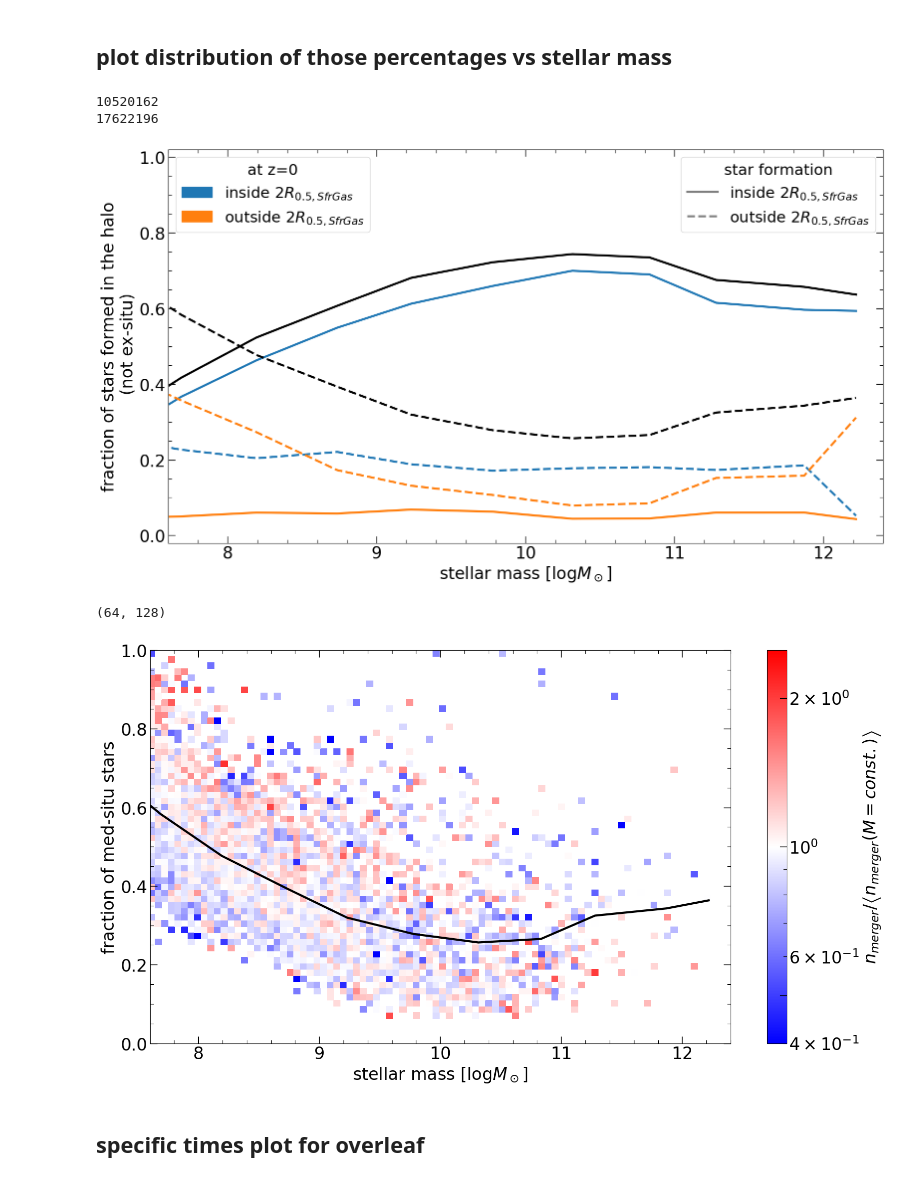
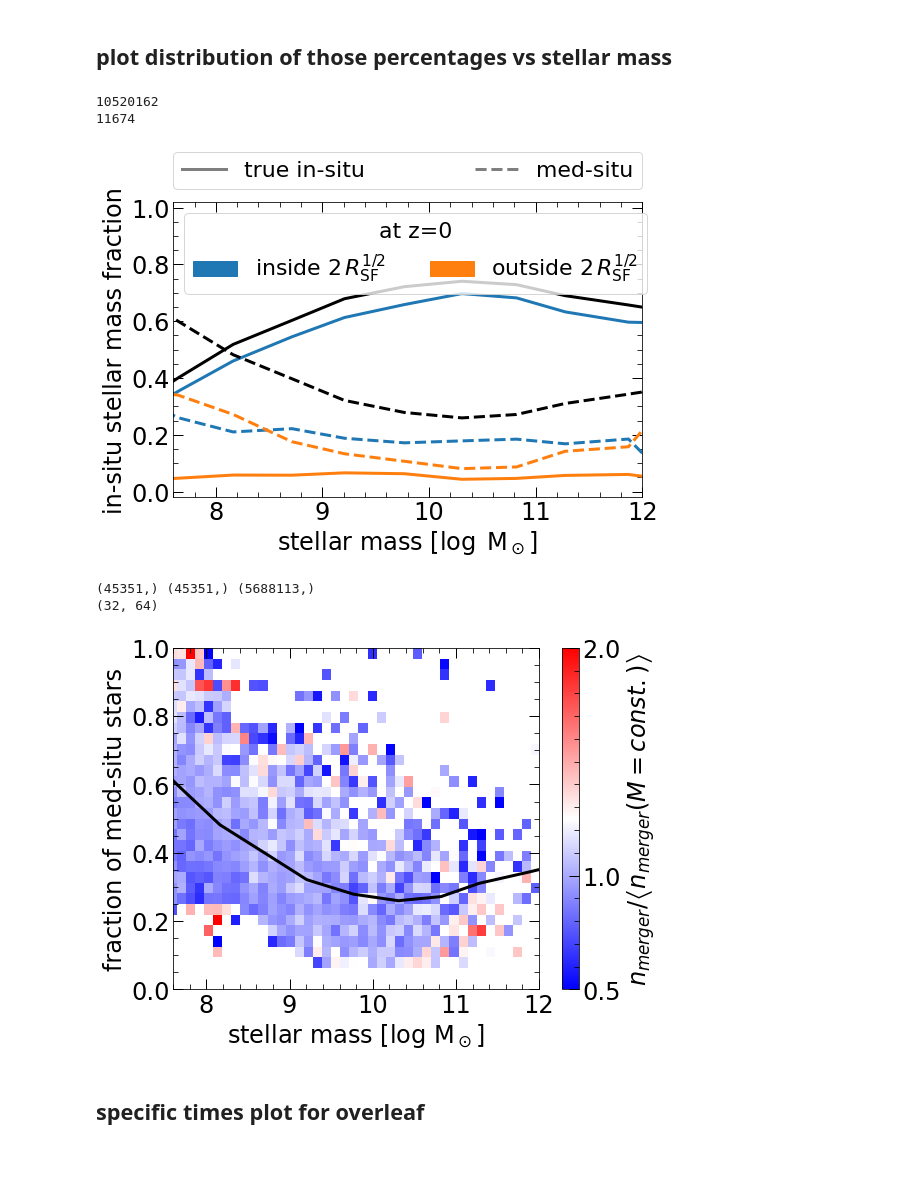
Before and after one commit to nelson-group/Ole_insitu_stars, a Jupyter notebook: specific_times_analysis.ipynb, the cells around one changed output. Saved outputs shown, nothing was run; the diff lists cells and outputs as text; code cells hidden in the pictures.

Commit message:
small plots

```diff
--- a/specific_times_analysis.ipynb
+++ b/specific_times_analysis.ipynb
@@ -155,68 +164,66 @@ def sub_fracs(offsets, halo_infall_snaps, galaxy_infall_snaps, star_formation_sn
 # %%
-always_out, form_in_loc_in, form_in_loc_out, form_out_loc_in, form_out_loc_out = sub_fracs(final_offsets, halo_infall_snaps, galaxy_infall_snaps,\
-                                                              star_formation_snaps, location_status)
+always_out, form_in_loc_in, form_in_loc_out, form_out_loc_in, form_out_loc_out, medsitu_alt = sub_fracs(final_offsets, halo_infall_snaps, galaxy_infall_snaps, star_formation_snaps, location_status)
 # %% [output]
 10520162
-17622196
+11674
 # %%
 h_const = il.groupcat.loadHeader(basePath, 99)['HubbleParam']
 stellar_masses = il.groupcat.loadSubhalos(basePath, 99, fields = ['SubhaloMassType'])[:,4] * 1e10 / h_const
 stellar_masses = funcs.log10_mod(stellar_masses[subs])
-always_out = always_out[subs]
-form_in_loc_in = form_in_loc_in[subs]
-form_in_loc_out = form_in_loc_out[subs]
-form_out_loc_in = form_out_loc_in[subs]
-form_out_loc_out = form_out_loc_out[subs]
 med_situ_fracs = form_out_loc_in + form_out_loc_out
 in_situ_fracs = form_in_loc_in + form_in_loc_out
 # %%
 num_bins = 15
-mass_bins, always_out_bins = funcs.binData_mean(stellar_masses, always_out, num_bins)
-_, form_in_loc_in_bins = funcs.binData_mean(stellar_masses, form_in_loc_in, num_bins)
-_, form_in_loc_out_bins = funcs.binData_mean(stellar_masses, form_in_loc_out, num_bins)
-_, form_out_loc_in_bins = funcs.binData_mean(stellar_masses, form_out_loc_in, num_bins)
-_, form_out_loc_out_bins = funcs.binData_mean(stellar_masses, form_out_loc_out, num_bins)
-_, med_situ_bins = funcs.binData_mean(stellar_masses, med_situ_fracs, num_bins)
-_, in_situ_bins = funcs.binData_mean(stellar_masses, in_situ_fracs, num_bins)
+mass_bins, always_out_bins = funcs.binData_mean(stellar_masses, always_out[subs], num_bins)
+_, form_in_loc_in_bins = funcs.binData_mean(stellar_masses, form_in_loc_in[subs], num_bins)
+_, form_in_loc_out_bins = funcs.binData_mean(stellar_masses, form_in_loc_out[subs], num_bins)
+_, form_out_loc_in_bins = funcs.binData_mean(stellar_masses, form_out_loc_in[subs], num_bins)
+_, form_out_loc_out_bins = funcs.binData_mean(stellar_masses, form_out_loc_out[subs], num_bins)
+_, med_situ_bins = funcs.binData_mean(stellar_masses, med_situ_fracs[subs], num_bins)
+_, in_situ_bins = funcs.binData_mean(stellar_masses, in_situ_fracs[subs], num_bins)
+_, med_situ_alt_bins = funcs.binData_mean(stellar_masses, medsitu_alt[subs], num_bins)
 # %%
 # plt.hist2d(stellar_masses, false_insitu_subs, cmap = 'Blues', norm = mpl.colors.LogNorm(), bins = (128,64))
 # plt.colorbar()
-
+fig, ax = plt.subplots(1,1, figsize = (8,6))
 
 plt.plot(mass_bins, form_in_loc_in_bins, color = 'tab:blue', linestyle = 'solid')
 plt.plot(mass_bins, form_out_loc_in_bins, color = 'tab:blue', linestyle = 'dashed')
 plt.plot(mass_bins, form_in_loc_out_bins, color = 'tab:orange', linestyle = 'solid')
 plt.plot(mass_bins, form_out_loc_out_bins, color = 'tab:orange', linestyle = 'dashed')
 plt.plot(mass_bins, med_situ_bins, color = 'black', linestyle = 'dashed')
+# plt.plot(mass_bins, med_situ_alt_bins, color = 'gray', linestyle = 'solid')
 plt.plot(mass_bins, in_situ_bins, color = 'black', linestyle = 'solid')
 # plt.plot(mass_bins, np.nansum(np.array([form_in_loc_in_bins, form_in_loc_out_bins, form_out_loc_in_bins,\
 #                                         form_out_loc_out_bins,]), axis = 0), color = 'black')
 
-plt.xlabel(r'stellar mass [$\log{M_\odot}$]')
-plt.ylabel('fraction of stars formed in the halo\n (not ex-situ)')
+plt.xlabel(r'stellar mass [$\log\;\rm M_\odot$]')
+plt.ylabel('in-situ stellar mass fraction')
 
 z0_loc = mlines.Line2D([], [], color='white', label='at z=0')
 blank = mlines.Line2D([], [], color='white')
 
-loc_in = mpatches.Patch(color='tab:blue', label=r'inside 2$R_{0.5,SfrGas}$')
-loc_out = mpatches.Patch(color='tab:orange', label=r'outside 2$R_{0.5,SfrGas}$')
+loc_in = mpatches.Patch(color='tab:blue', label=r'inside $2\,R_{\rm SF}^{1/2}$')
+loc_out = mpatches.Patch(color='tab:orange', label=r'outside $2\,R_{\rm SF}^{1/2}$')
 all_stars = mpatches.Patch(color='black', label='all stars')
 star_form = mlines.Line2D([], [], color='white', label='star formation')
-form_in = mlines.Line2D([], [], color='tab:gray', linestyle = 'solid', label=r'inside 2$R_{0.5,SfrGas}$')
-form_out = mlines.Line2D([], [], color='tab:gray', linestyle = 'dashed', label=r'outside 2$R_{0.5,SfrGas}$')
+form_in = mlines.Line2D([], [], color='tab:gray', linestyle = 'solid', label=r'true in-situ')
+form_out = mlines.Line2D([], [], color='tab:gray', linestyle = 'dashed', label=r'med-situ')
 med_situ_line  = mlines.Line2D([], [], color='black', linestyle = 'dashed', label=r'med-situ')
 
 
-legend1 = plt.legend(handles = [loc_in, loc_out], title = 'at z=0', loc = 'upper left')
-legend2 = plt.legend(handles = [form_in, form_out], title = 'star formation', loc = 'upper right')
+legend1 = plt.legend(handles = [loc_in, loc_out], title = 'at z=0', loc = 'upper left',ncol = 2)
+legend2 = plt.legend(handles = [form_in, form_out], bbox_to_anchor=(0, 1.02, 1, 0.15), loc="upper right",
+                mode="expand", borderaxespad=0, ncol = 2)
 
 plt.gca().add_artist(legend1)
-plt.xlim(7.6,12.4)
+plt.xlim(7.6,12.0)
 plt.ylim(-0.02,1.02)
+# plt.tight_layout(rect=[0, 0, 0.8, 1])
 plt.tight_layout()
-plt.savefig(f'pics/med-situ/true_false_insitu_50-{run}_2HMR_Sfr_Gas_alt.pdf', format = 'pdf')
+plt.savefig(f'pics/med-situ/true_false_insitu_50-{run}_2HMR_Sfr_Gas.pdf', format = 'pdf')
 # %% [output]
-[figure, old version]
+[figure, new version]
 # %%
 # only green line: scatter false insitu fraction vs mass + color by number of mergers
 
@@ -226,14 +233,18 @@ g = h5py.File(basePath[:-6] + 'postprocessing/MergerHistory/MergerHistory_099.hd
 numMergers = g['NumMergersTotal'][:]
 g.close()
 
-stat, x, y, _ = binned_statistic_2d(stellar_masses, med_situ_fracs, values = numMergers[subs],\
-                                    statistic = 'mean', bins = (128,64), range = [[6,13],[0,1]])
+numMergers = numMergers[subs].astype(np.float32)
+
+fig, ax = plt.subplots(figsize = (8,6))
+print(numMergers.shape, stellar_masses.shape, med_situ_fracs.shape)
+stat, x, y, _ = binned_statistic_2d(stellar_masses.astype(np.float32), med_situ_fracs[subs], values = numMergers,\
+                                    statistic = 'mean', bins = (64,32), range = [[6,13],[0,1]])
 print(stat.T.shape)
 stat_cols_mod = np.zeros(stat.shape)
 for i in range(stat.shape[0]):
     stat_cols_mod[i,:] = stat[i,:] / np.nanmean(stat[i,:])
 
-plt.pcolormesh(x,y,stat_cols_mod.T, cmap = 'bwr', norm = mpl.colors.LogNorm(0.4,2.5), rasterized = True)
+plt.pcolormesh(x,y,stat_cols_mod.T, cmap = 'bwr', vmin = 0.5, vmax = 2, rasterized = True)
 cb = plt.colorbar(ticks = [0.5,1,2])
 cb.set_label(label=r'$n_{merger}/\left<n_{merger}(M = const.)\right>$')
 # plt.hist2d(stellar_masses, false_insitu_subs, cmap = 'plasma', weights = numMergers[subs], norm = mpl.colors.LogNorm(),\
@@ -243,15 +254,16 @@ cb.set_label(label=r'$n_{merger}/\left<n_{merger}(M = const.)\right>$')
 
 plt.plot(mass_bins, med_situ_bins, color = 'black', label = r'formed outside 2$R_{0.5, \ast}$')
 
-plt.xlabel(r'stellar mass [$\log{M_\odot}$]')
+plt.xlabel(r'stellar mass [$\log\,\rm M_\odot}$]')
 plt.ylabel('fraction of med-situ stars')
 
-plt.xlim(7.6,12.4)
+plt.xlim(7.6,12.0)
 plt.tight_layout()
-plt.savefig(f'pics/med-situ/med_situ_num_mergers_50-{run}.pdf', format = 'pdf')
+plt.savefig(f'pics/med-situ/med_situ_num_mergers_50-{run}_small.pdf', format = 'pdf')
 # %% [output]
-(64, 128)
+(45351,) (45351,) (5688113,)
+(32, 64)
-[figure, old version]
+[figure, new version]
 # %% [markdown]
 ## specific times plot for overleaf
 # %%
```
Also changed, not shown: parts of 5 cells of this notebook.
